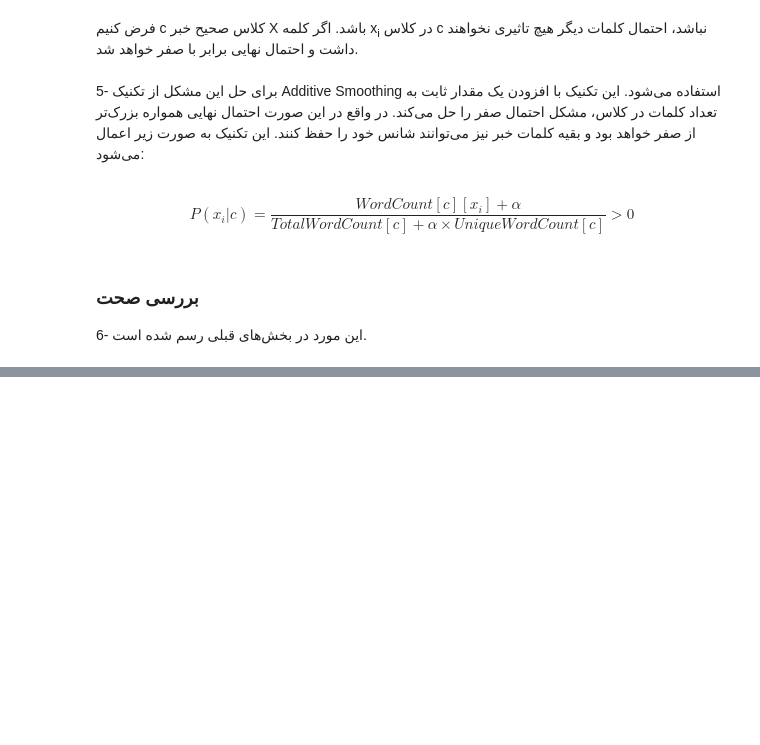
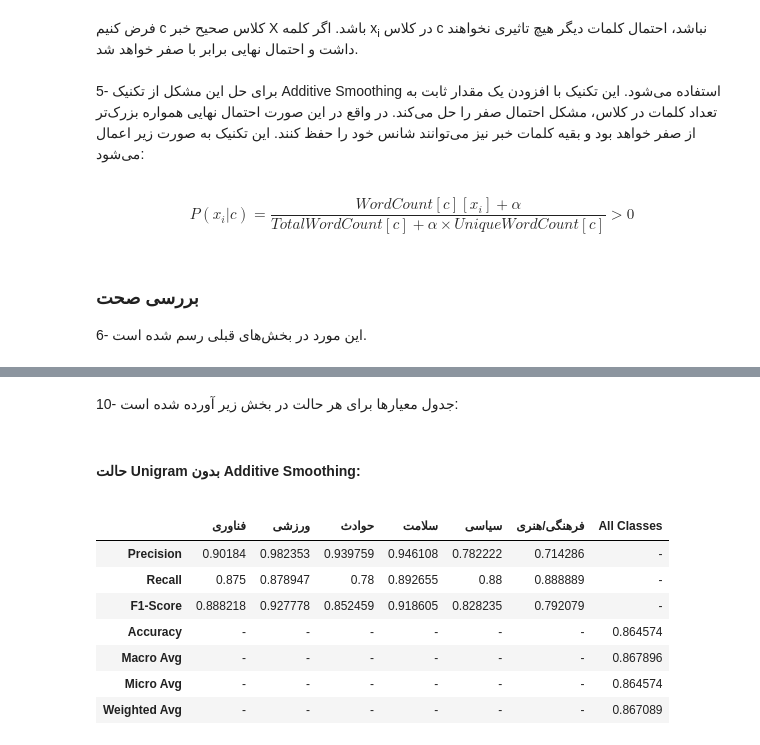
Before and after one commit to PashaBarahimi/Artificial-Intelligence-Projects, a Jupyter notebook: CA4 - Naive Bayes/AI-CA4-810199385.ipynb, the cells around one changed output, grey strips where cells are left out. Saved outputs shown, nothing was run; the diff lists cells and outputs as text; code cells hidden in the pictures; blank space fills up the shorter version.

```diff
--- a/CA4 - Naive Bayes/AI-CA4-810199385.ipynb
+++ b/CA4 - Naive Bayes/AI-CA4-810199385.ipynb
@@ -387,0 +516,21 @@ $$P(x_i|c)=\dfrac{WordCount[c][x_i]+\alpha}{TotalWordCount[c]+\alpha\times Uniqu
+# %% [markdown]
+<div dir='rtl'>
+10-
+جدول معیارها برای هر حالت در بخش زیر آورده شده است:
+</div>
+# %% [markdown]
+<div dir='rtl'>
+<h4>حالت Unigram بدون Additive Smoothing:</h4>
+</div>
+# %%
+resUniWithoutSmoothing, reportUniWithoutSmoothing = unigramClassifier.test(test_df)
+display(reportUniWithoutSmoothing)
+# %% [output]
+|  | فناوری | ورزشی | حوادث | سلامت | سیاسی | فرهنگی/هنری | All Classes |
+| Precision | 0.90184 | 0.982353 | 0.939759 | 0.946108 | 0.782222 | 0.714286 | - |
+| Recall | 0.875 | 0.878947 | 0.78 | 0.892655 | 0.88 | 0.888889 | - |
+| F1-Score | 0.888218 | 0.927778 | 0.852459 | 0.918605 | 0.828235 | 0.792079 | - |
+| Accuracy | - | - | - | - | - | - | 0.864574 |
+| Macro Avg | - | - | - | - | - | - | 0.867896 |
+| Micro Avg | - | - | - | - | - | - | 0.864574 |
+| Weighted Avg | - | - | - | - | - | - | 0.867089 |
```
Also changed, not shown: parts of 15 cells of this notebook.
